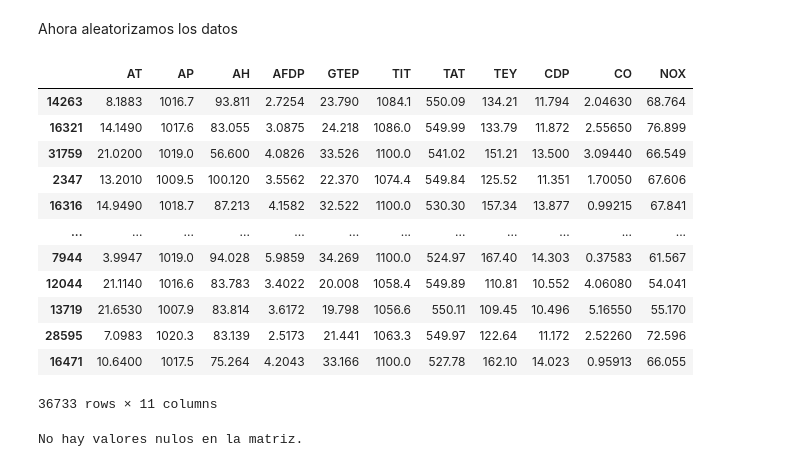
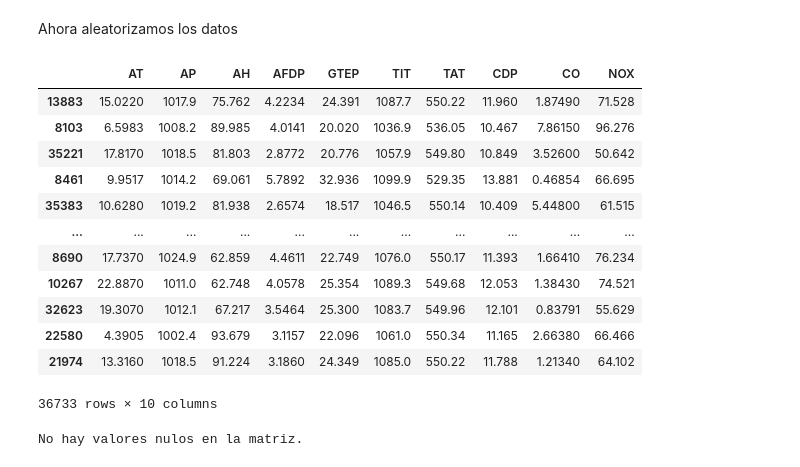
Before and after one commit to cabamarcos/Gas-Turbine-Emission-Prediction, a Jupyter notebook: P1_RRNN.ipynb, the cells around one changed output. Cells and saved outputs as stored; diff of their text form; code cells hidden in the pictures.

```diff
--- a/P1_RRNN.ipynb
+++ b/P1_RRNN.ipynb
@@ -29,21 +54,23 @@ for archivo in archivos_csv:
 Ahora aleatorizamos los datos
 # %%
 datos = df_final.sample(frac=1, random_state=random.seed(123))
-datos
+X = datos.drop("TEY", axis = 1)
+y = datos["TEY"]
+X
 # %% [output]
-|  | AT | AP | AH | AFDP | GTEP | TIT | TAT | TEY | CDP | CO | NOX |
-| 14263 | 8.1883 | 1016.7 | 93.811 | 2.7254 | 23.790 | 1084.1 | 550.09 | 134.21 | 11.794 | 2.04630 | 68.764 |
-| 16321 | 14.1490 | 1017.6 | 83.055 | 3.0875 | 24.218 | 1086.0 | 549.99 | 133.79 | 11.872 | 2.55650 | 76.899 |
-| 31759 | 21.0200 | 1019.0 | 56.600 | 4.0826 | 33.526 | 1100.0 | 541.02 | 151.21 | 13.500 | 3.09440 | 66.549 |
-| 2347 | 13.2010 | 1009.5 | 100.120 | 3.5562 | 22.370 | 1074.4 | 549.84 | 125.52 | 11.351 | 1.70050 | 67.606 |
-| 16316 | 14.9490 | 1018.7 | 87.213 | 4.1582 | 32.522 | 1100.0 | 530.30 | 157.34 | 13.877 | 0.99215 | 67.841 |
-| ... | ... | ... | ... | ... | ... | ... | ... | ... | ... | ... | ... |
-| 7944 | 3.9947 | 1019.0 | 94.028 | 5.9859 | 34.269 | 1100.0 | 524.97 | 167.40 | 14.303 | 0.37583 | 61.567 |
-| 12044 | 21.1140 | 1016.6 | 83.783 | 3.4022 | 20.008 | 1058.4 | 549.89 | 110.81 | 10.552 | 4.06080 | 54.041 |
-| 13719 | 21.6530 | 1007.9 | 83.814 | 3.6172 | 19.798 | 1056.6 | 550.11 | 109.45 | 10.496 | 5.16550 | 55.170 |
-| 28595 | 7.0983 | 1020.3 | 83.139 | 2.5173 | 21.441 | 1063.3 | 549.97 | 122.64 | 11.172 | 2.52260 | 72.596 |
-| 16471 | 10.6400 | 1017.5 | 75.264 | 4.2043 | 33.166 | 1100.0 | 527.78 | 162.10 | 14.023 | 0.95913 | 66.055 |
+|  | AT | AP | AH | AFDP | GTEP | TIT | TAT | CDP | CO | NOX |
+| 13883 | 15.0220 | 1017.9 | 75.762 | 4.2234 | 24.391 | 1087.7 | 550.22 | 11.960 | 1.87490 | 71.528 |
+| 8103 | 6.5983 | 1008.2 | 89.985 | 4.0141 | 20.020 | 1036.9 | 536.05 | 10.467 | 7.86150 | 96.276 |
+| 35221 | 17.8170 | 1018.5 | 81.803 | 2.8772 | 20.776 | 1057.9 | 549.80 | 10.849 | 3.52600 | 50.642 |
+| 8461 | 9.9517 | 1014.2 | 69.061 | 5.7892 | 32.936 | 1099.9 | 529.35 | 13.881 | 0.46854 | 66.695 |
+| 35383 | 10.6280 | 1019.2 | 81.938 | 2.6574 | 18.517 | 1046.5 | 550.14 | 10.409 | 5.44800 | 61.515 |
+| ... | ... | ... | ... | ... | ... | ... | ... | ... | ... | ... |
+| 8690 | 17.7370 | 1024.9 | 62.859 | 4.4611 | 22.749 | 1076.0 | 550.17 | 11.393 | 1.66410 | 76.234 |
+| 10267 | 22.8870 | 1011.0 | 62.748 | 4.0578 | 25.354 | 1089.3 | 549.68 | 12.053 | 1.38430 | 74.521 |
+| 32623 | 19.3070 | 1012.1 | 67.217 | 3.5464 | 25.300 | 1083.7 | 549.96 | 12.101 | 0.83791 | 55.629 |
+| 22580 | 4.3905 | 1002.4 | 93.679 | 3.1157 | 22.096 | 1061.0 | 550.34 | 11.165 | 2.66380 | 66.466 |
+| 21974 | 13.3160 | 1018.5 | 91.224 | 3.1860 | 24.349 | 1085.0 | 550.22 | 11.788 | 1.21340 | 64.102 |
-36733 rows × 11 columns
+36733 rows × 10 columns
 # %%
 # Verificar si hay valores nulos
 if datos.isnull().values.any():
```
Also changed, not shown: parts of 5 cells of this notebook.
